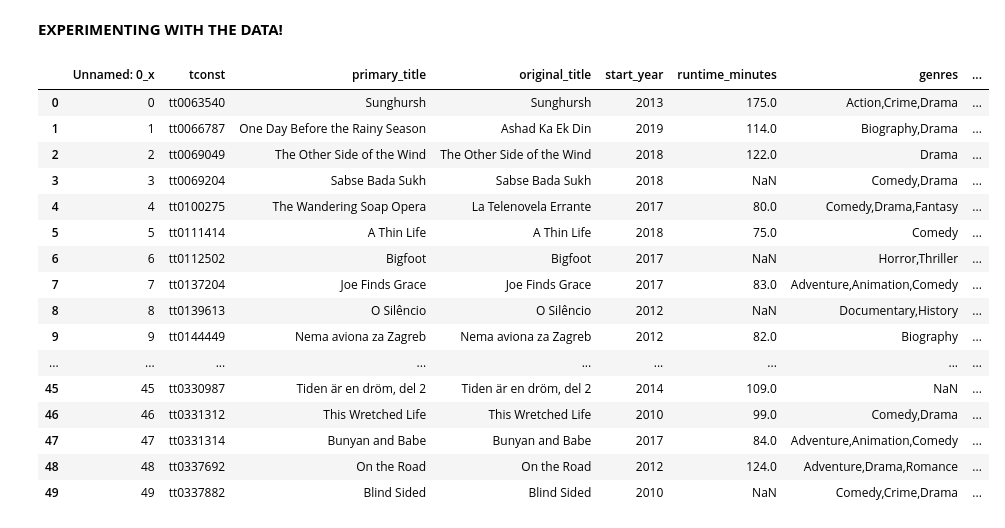
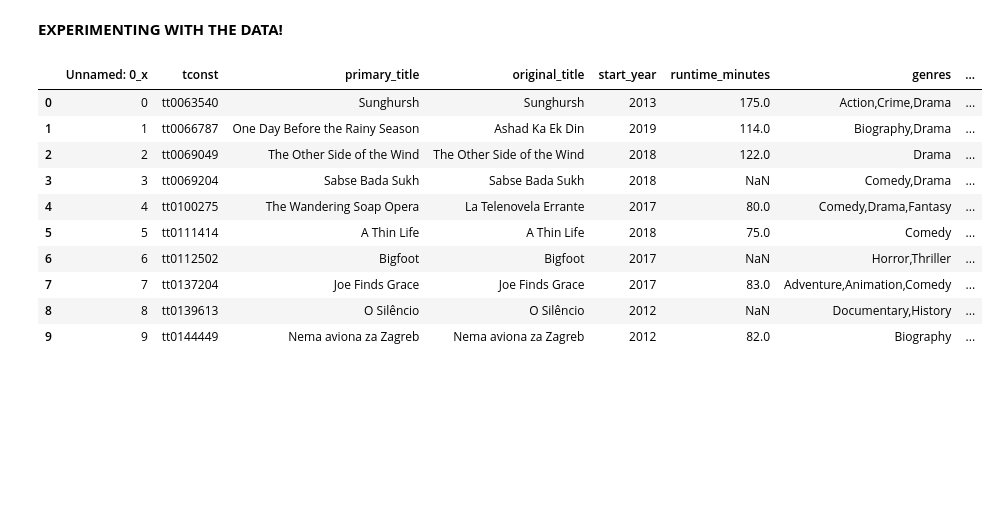
Before and after one commit to RCKettel/dsc-phase-1-project-campus, a Jupyter notebook: Reuben EDA.ipynb, the cells around one changed output. Cells and saved outputs as stored; diff of their text form; code cells hidden in the pictures; blank space fills up the shorter version.

```diff
--- a/Reuben EDA.ipynb
+++ b/Reuben EDA.ipynb
@@ -59,22 +77,16 @@ imdbTitleRatingsdf
 # pd.merge (how= 'left') makes a left join on a common series.
 imdbdatadf = pd.merge(imdbTitleBasicsdf, imdbTitleRatingsdf, on = 'tconst' , how = 'left')
 # %%
-imdbdatadf.head(50)
+imdbdatadf.head(10)
 # %% [output]
 |  | Unnamed: 0_x | tconst | primary_title | original_title | start_year | runtime_minutes | genres | ... |
 | 0 | 0 | tt0063540 | Sunghursh | Sunghursh | 2013 | 175.0 | Action,Crime,Drama | ... |
 | 1 | 1 | tt0066787 | One Day Before the Rainy Season | Ashad Ka Ek Din | 2019 | 114.0 | Biography,Drama | ... |
 | 2 | 2 | tt0069049 | The Other Side of the Wind | The Other Side of the Wind | 2018 | 122.0 | Drama | ... |
 | 3 | 3 | tt0069204 | Sabse Bada Sukh | Sabse Bada Sukh | 2018 | NaN | Comedy,Drama | ... |
 | 4 | 4 | tt0100275 | The Wandering Soap Opera | La Telenovela Errante | 2017 | 80.0 | Comedy,Drama,Fantasy | ... |
 | 5 | 5 | tt0111414 | A Thin Life | A Thin Life | 2018 | 75.0 | Comedy | ... |
 | 6 | 6 | tt0112502 | Bigfoot | Bigfoot | 2017 | NaN | Horror,Thriller | ... |
 | 7 | 7 | tt0137204 | Joe Finds Grace | Joe Finds Grace | 2017 | 83.0 | Adventure,Animation,Comedy | ... |
 | 8 | 8 | tt0139613 | O Silêncio | O Silêncio | 2012 | NaN | Documentary,History | ... |
 | 9 | 9 | tt0144449 | Nema aviona za Zagreb | Nema aviona za Zagreb | 2012 | 82.0 | Biography | ... |
-| ... | ... | ... | ... | ... | ... | ... | ... | ... |
-| 45 | 45 | tt0330987 | Tiden är en dröm, del 2 | Tiden är en dröm, del 2 | 2014 | 109.0 | NaN | ... |
-| 46 | 46 | tt0331312 | This Wretched Life | This Wretched Life | 2010 | 99.0 | Comedy,Drama | ... |
-| 47 | 47 | tt0331314 | Bunyan and Babe | Bunyan and Babe | 2017 | 84.0 | Adventure,Animation,Comedy | ... |
-| 48 | 48 | tt0337692 | On the Road | On the Road | 2012 | 124.0 | Adventure,Drama,Romance | ... |
-| 49 | 49 | tt0337882 | Blind Sided | Blind Sided | 2010 | NaN | Comedy,Crime,Drama | ... |
```
Also changed, not shown: parts of 17 cells of this notebook.
